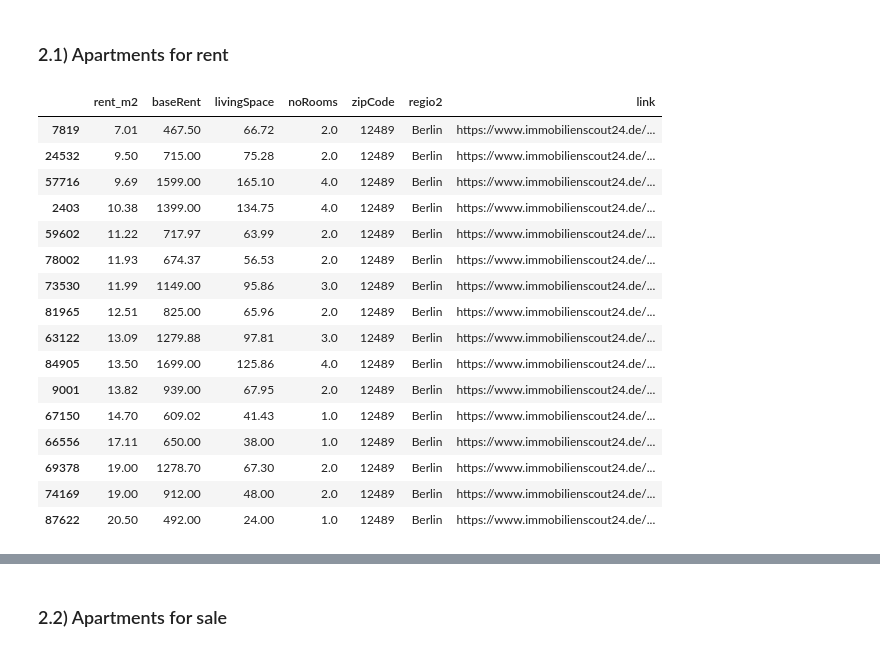
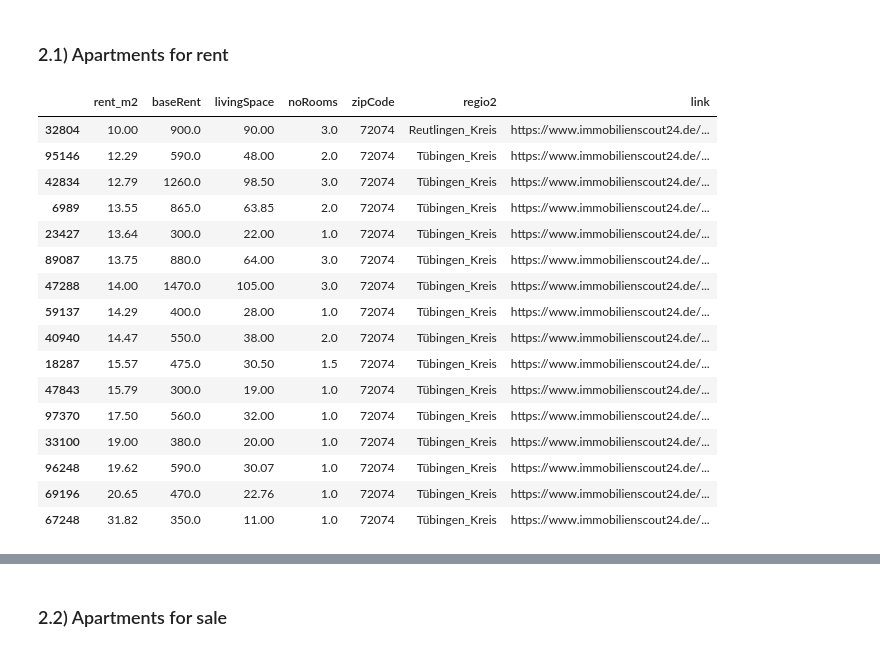
Before and after one commit to maxtue/ApartmentListings, a Jupyter notebook: data_analysis/combined.ipynb, the cells around one changed output, grey strips where cells are left out. Cells and saved outputs as stored; diff of their text form; code cells hidden in the pictures.

```diff
--- a/data_analysis/combined.ipynb
+++ b/data_analysis/combined.ipynb
@@ -187,29 +187,29 @@ Name: 4639, dtype: float64
 ### 2.1) Apartments for rent
 # %%
 rent_filt_col = "zipCode"
-rent_filt_arg = [12489]
+rent_filt_arg = [72074]
 rent_ord = "rent_m2"
 
 rent_filt = rent_select_df[rent_filt_col].isin(rent_filt_arg)
 rent_select_df[rent_filt].sort_values(rent_ord).head(20)
 # %% [output]
 |  | rent_m2 | baseRent | livingSpace | noRooms | zipCode | regio2 | link |
-| 7819 | 7.01 | 467.50 | 66.72 | 2.0 | 12489 | Berlin | https://www.immobilienscout24.de/... |
-| 24532 | 9.50 | 715.00 | 75.28 | 2.0 | 12489 | Berlin | https://www.immobilienscout24.de/... |
-| 57716 | 9.69 | 1599.00 | 165.10 | 4.0 | 12489 | Berlin | https://www.immobilienscout24.de/... |
-| 2403 | 10.38 | 1399.00 | 134.75 | 4.0 | 12489 | Berlin | https://www.immobilienscout24.de/... |
-| 59602 | 11.22 | 717.97 | 63.99 | 2.0 | 12489 | Berlin | https://www.immobilienscout24.de/... |
-| 78002 | 11.93 | 674.37 | 56.53 | 2.0 | 12489 | Berlin | https://www.immobilienscout24.de/... |
-| 73530 | 11.99 | 1149.00 | 95.86 | 3.0 | 12489 | Berlin | https://www.immobilienscout24.de/... |
-| 81965 | 12.51 | 825.00 | 65.96 | 2.0 | 12489 | Berlin | https://www.immobilienscout24.de/... |
-| 63122 | 13.09 | 1279.88 | 97.81 | 3.0 | 12489 | Berlin | https://www.immobilienscout24.de/... |
-| 84905 | 13.50 | 1699.00 | 125.86 | 4.0 | 12489 | Berlin | https://www.immobilienscout24.de/... |
-| 9001 | 13.82 | 939.00 | 67.95 | 2.0 | 12489 | Berlin | https://www.immobilienscout24.de/... |
-| 67150 | 14.70 | 609.02 | 41.43 | 1.0 | 12489 | Berlin | https://www.immobilienscout24.de/... |
-| 66556 | 17.11 | 650.00 | 38.00 | 1.0 | 12489 | Berlin | https://www.immobilienscout24.de/... |
-| 69378 | 19.00 | 1278.70 | 67.30 | 2.0 | 12489 | Berlin | https://www.immobilienscout24.de/... |
-| 74169 | 19.00 | 912.00 | 48.00 | 2.0 | 12489 | Berlin | https://www.immobilienscout24.de/... |
-| 87622 | 20.50 | 492.00 | 24.00 | 1.0 | 12489 | Berlin | https://www.immobilienscout24.de/... |
+| 32804 | 10.00 | 900.0 | 90.00 | 3.0 | 72074 | Reutlingen_Kreis | https://www.immobilienscout24.de/... |
+| 95146 | 12.29 | 590.0 | 48.00 | 2.0 | 72074 | Tübingen_Kreis | https://www.immobilienscout24.de/... |
+| 42834 | 12.79 | 1260.0 | 98.50 | 3.0 | 72074 | Tübingen_Kreis | https://www.immobilienscout24.de/... |
+| 6989 | 13.55 | 865.0 | 63.85 | 2.0 | 72074 | Tübingen_Kreis | https://www.immobilienscout24.de/... |
+| 23427 | 13.64 | 300.0 | 22.00 | 1.0 | 72074 | Tübingen_Kreis | https://www.immobilienscout24.de/... |
+| 89087 | 13.75 | 880.0 | 64.00 | 3.0 | 72074 | Tübingen_Kreis | https://www.immobilienscout24.de/... |
+| 47288 | 14.00 | 1470.0 | 105.00 | 3.0 | 72074 | Tübingen_Kreis | https://www.immobilienscout24.de/... |
+| 59137 | 14.29 | 400.0 | 28.00 | 1.0 | 72074 | Tübingen_Kreis | https://www.immobilienscout24.de/... |
+| 40940 | 14.47 | 550.0 | 38.00 | 2.0 | 72074 | Tübingen_Kreis | https://www.immobilienscout24.de/... |
+| 18287 | 15.57 | 475.0 | 30.50 | 1.5 | 72074 | Tübingen_Kreis | https://www.immobilienscout24.de/... |
+| 47843 | 15.79 | 300.0 | 19.00 | 1.0 | 72074 | Tübingen_Kreis | https://www.immobilienscout24.de/... |
+| 97370 | 17.50 | 560.0 | 32.00 | 1.0 | 72074 | Tübingen_Kreis | https://www.immobilienscout24.de/... |
+| 33100 | 19.00 | 380.0 | 20.00 | 1.0 | 72074 | Tübingen_Kreis | https://www.immobilienscout24.de/... |
+| 96248 | 19.62 | 590.0 | 30.07 | 1.0 | 72074 | Tübingen_Kreis | https://www.immobilienscout24.de/... |
+| 69196 | 20.65 | 470.0 | 22.76 | 1.0 | 72074 | Tübingen_Kreis | https://www.immobilienscout24.de/... |
+| 67248 | 31.82 | 350.0 | 11.00 | 1.0 | 72074 | Tübingen_Kreis | https://www.immobilienscout24.de/... |
 [interactive output not drawn]
 # %% [markdown]
 ### 2.2) Apartments for sale
```
Also changed, not shown: parts of 3 cells of this notebook, 1 other file.
